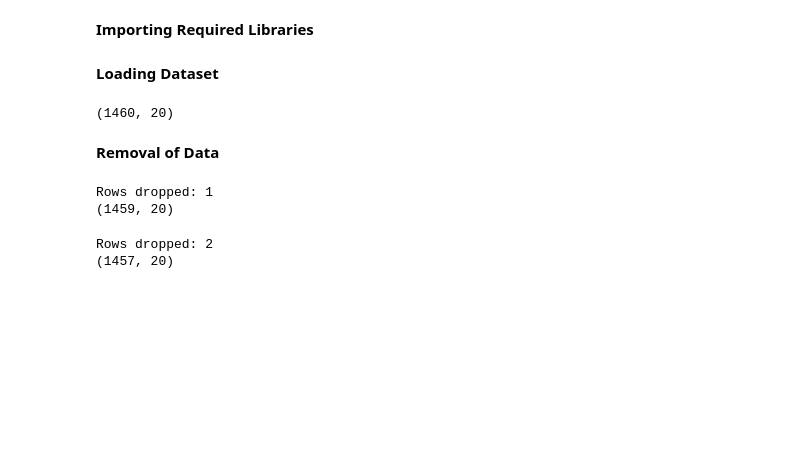
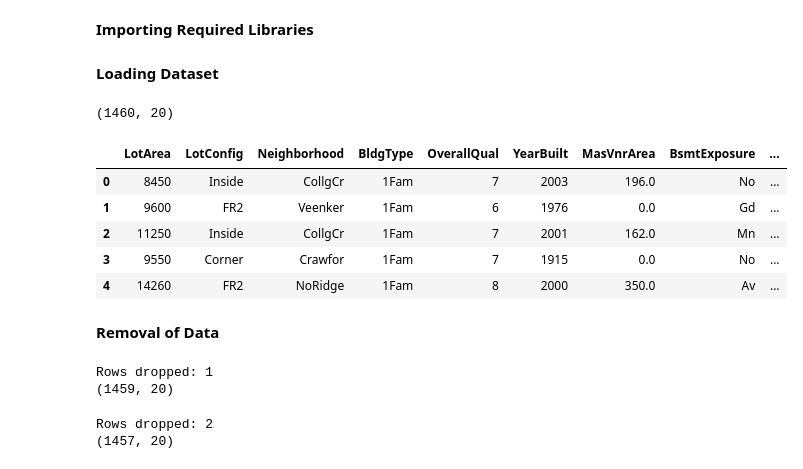
Before and after one commit to FarhanKhan1/MSAI_Machine_Learning, a Jupyter notebook: assignments_1/notebooks/q1_linear_regression.ipynb, the cells around one changed output. Drawn from its saved outputs; the diff is of its cells as text; code cells hidden in the pictures; blank space fills up the shorter version.

```diff
--- a/assignments_1/notebooks/q1_linear_regression.ipynb
+++ b/assignments_1/notebooks/q1_linear_regression.ipynb
@@ -25,6 +25,15 @@ preprocessed_data = preprocess_data()
 preprocessed_data.shape
 # %% [output]
 (1460, 20)
+# %%
+preprocessed_data.head()
+# %% [output]
+|  | LotArea | LotConfig | Neighborhood | BldgType | OverallQual | YearBuilt | MasVnrArea | BsmtExposure | ... |
+| 0 | 8450 | Inside | CollgCr | 1Fam | 7 | 2003 | 196.0 | No | ... |
+| 1 | 9600 | FR2 | Veenker | 1Fam | 6 | 1976 | 0.0 | Gd | ... |
+| 2 | 11250 | Inside | CollgCr | 1Fam | 7 | 2001 | 162.0 | Mn | ... |
+| 3 | 9550 | Corner | Crawfor | 1Fam | 7 | 1915 | 0.0 | No | ... |
+| 4 | 14260 | FR2 | NoRidge | 1Fam | 8 | 2000 | 350.0 | Av | ... |
 # %% [markdown]
 **Removal of Data**
 # %%
```
Also changed, not shown: parts of 21 cells of this notebook, 1 other file.
